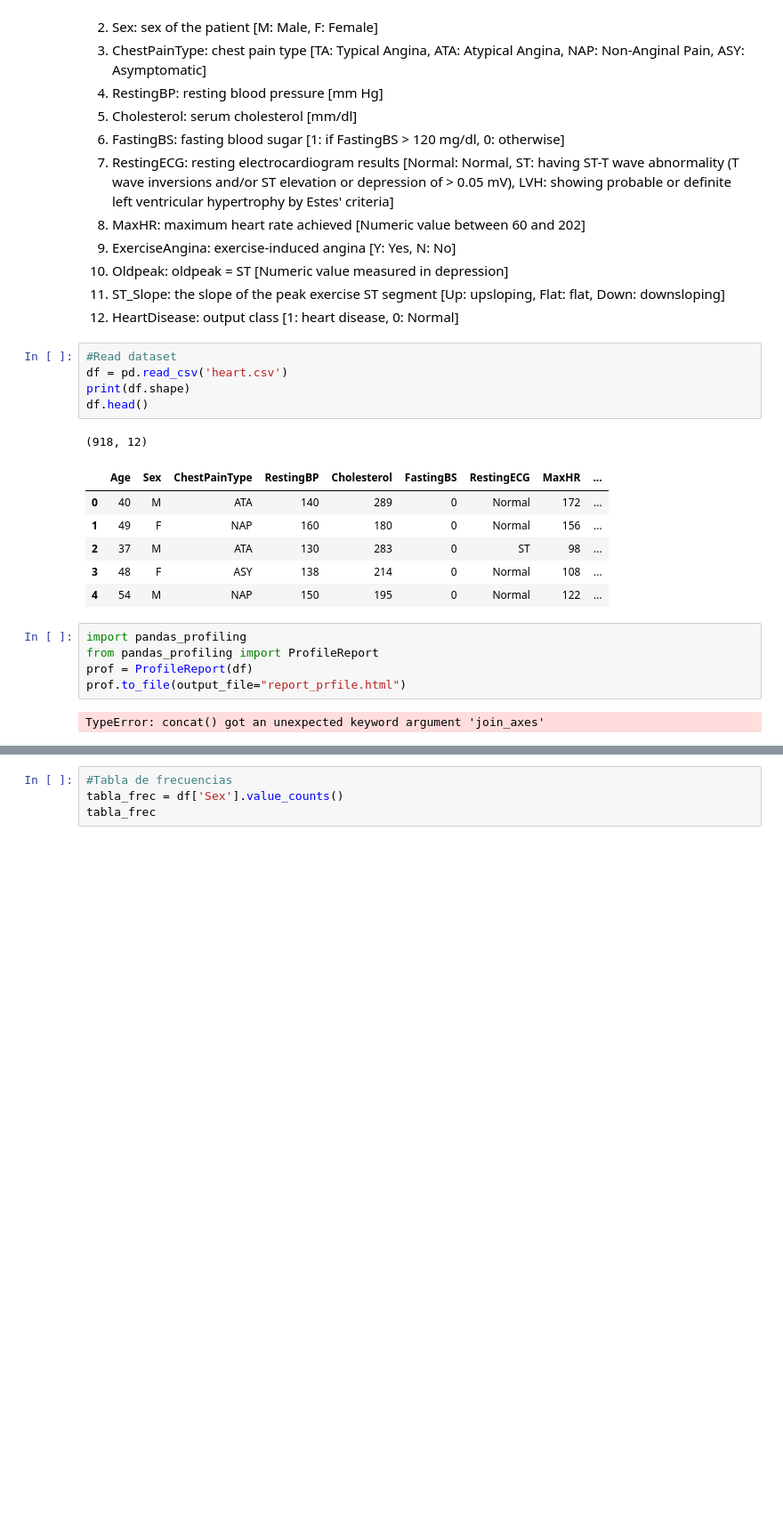
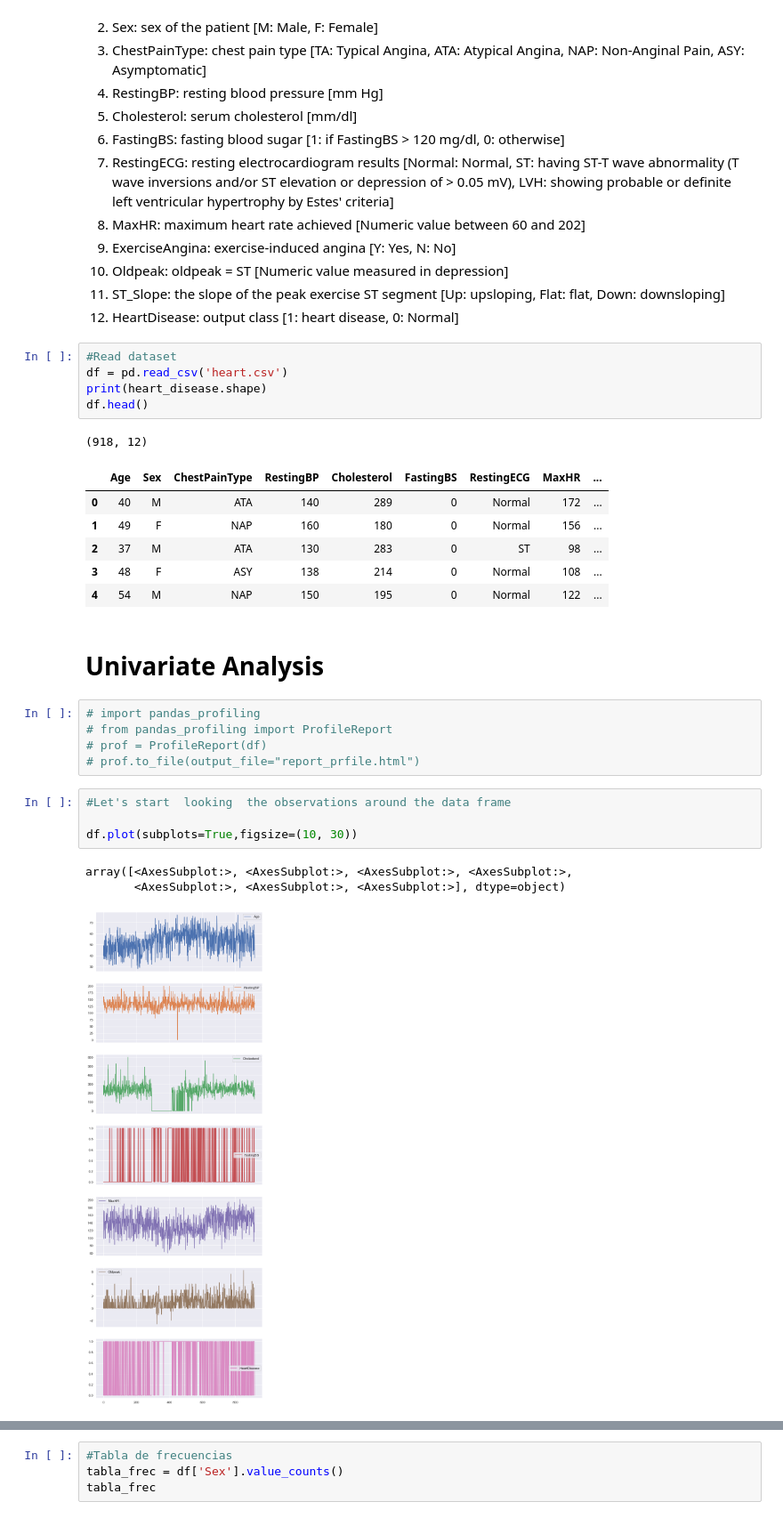
Before and after one commit to camilocbarrera/SR-worksheet-01, a Jupyter notebook: Notebook HT2.ipynb, the cells around one changed output, grey strips where cells are left out. Shown at 89% size. Cells and saved outputs as stored; diff of their text form; blank space fills up the shorter version.

```diff
--- a/Notebook HT2.ipynb
+++ b/Notebook HT2.ipynb
@@ -33,7 +35,7 @@ Cardiovascular diseases (CVDs) are the number 1 cause of death globally, taking
 # %%
 #Read dataset
 df = pd.read_csv('heart.csv')
-print(df.shape)
+print(heart_disease.shape)
 df.head()
 # %% [output]
 (918, 12)
@@ -43,10 +45,18 @@ df.head()
 | 2 | 37 | M | ATA | 130 | 283 | 0 | ST | 98 | ... |
 | 3 | 48 | F | ASY | 138 | 214 | 0 | Normal | 108 | ... |
 | 4 | 54 | M | NAP | 150 | 195 | 0 | Normal | 122 | ... |
+# %% [markdown]
+# Univariate Analysis
 # %%
-import pandas_profiling
-from pandas_profiling import ProfileReport
-prof = ProfileReport(df)
-prof.to_file(output_file="report_prfile.html")
+# import pandas_profiling
+# from pandas_profiling import ProfileReport
+# prof = ProfileReport(df)
+# prof.to_file(output_file="report_prfile.html")
-# %% [output]
-TypeError: concat() got an unexpected keyword argument 'join_axes'
+# %%
+#Let's start  looking  the observations around the data frame
+
+df.plot(subplots=True,figsize=(10, 30))
+# %% [output]
+array([<AxesSubplot:>, <AxesSubplot:>, <AxesSubplot:>, <AxesSubplot:>,
+       <AxesSubplot:>, <AxesSubplot:>, <AxesSubplot:>], dtype=object)
+[figure, added]
```
Also changed, not shown: parts of 56 cells of this notebook, 2 other files.
